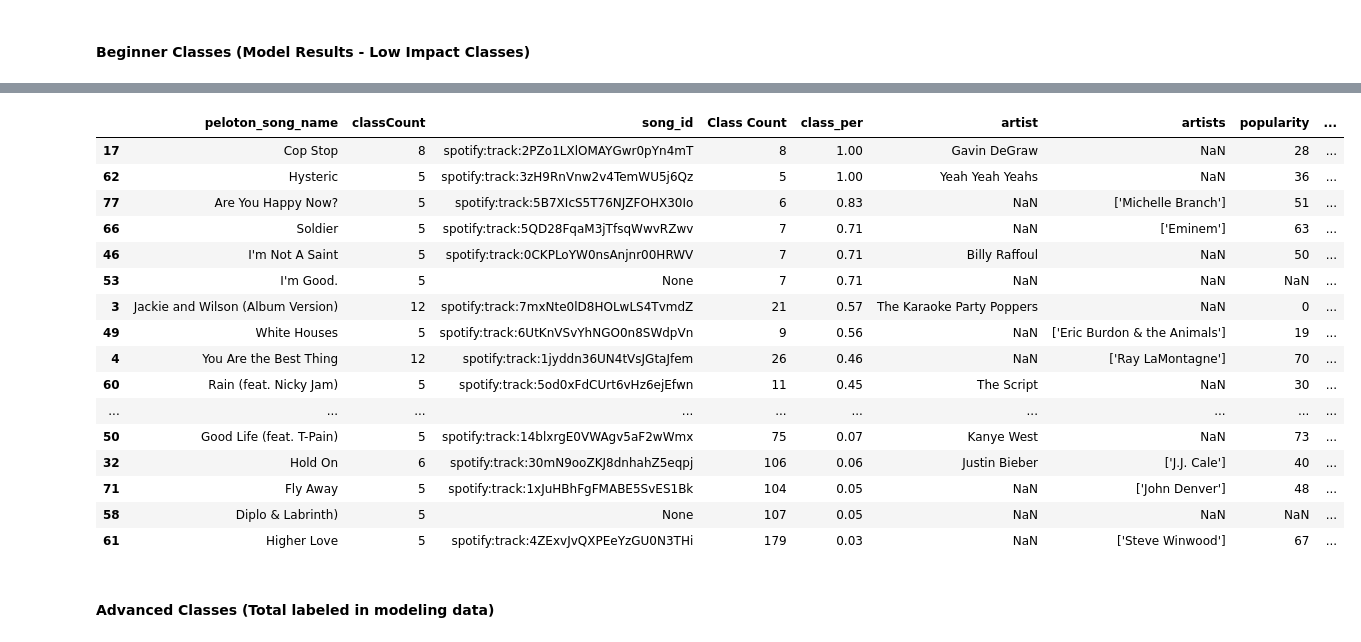
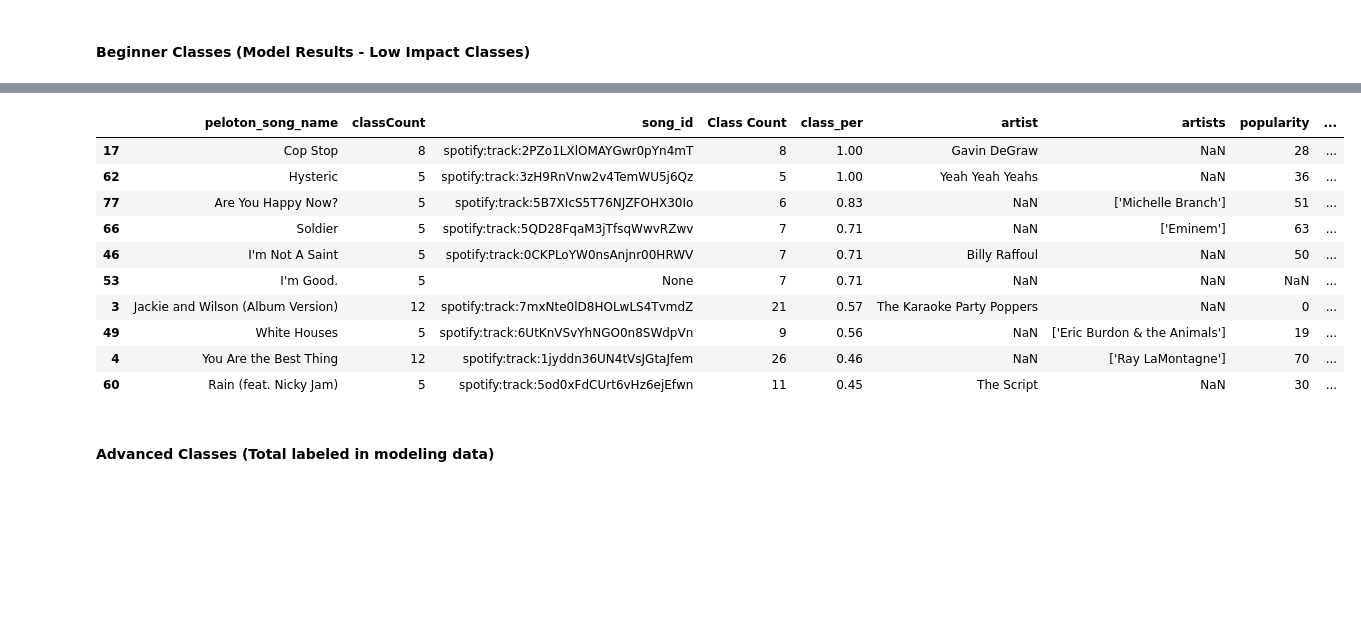
Before and after one commit to amandabgaeta/Peloton-Class-Difficulty-Classification-With-Playlists, a Jupyter notebook: notebooks/3_models_with_writeups/1_Winning_Decision_Tree_manual.ipynb, the cells around one changed output, grey strips where cells are left out. Cells and saved outputs as stored; diff of their text form; code cells hidden in the pictures; blank space fills up the shorter version.

```diff
--- a/notebooks/3_models_with_writeups/1_Winning_Decision_Tree_manual.ipynb
+++ b/notebooks/3_models_with_writeups/1_Winning_Decision_Tree_manual.ipynb
@@ -596,24 +579,18 @@ beg_top_artists_lowim
 # %%
 # Preview songs
-beg_top_songs_lowim
+beg_top_songs_lowim[:10]
 # %% [output]
 |  | peloton_song_name | classCount | song_id | Class Count | class_per | artist | artists | popularity | ... |
 | 17 | Cop Stop | 8 | spotify:track:2PZo1LXlOMAYGwr0pYn4mT | 8 | 1.00 | Gavin DeGraw | NaN | 28 | ... |
 | 62 | Hysteric | 5 | spotify:track:3zH9RnVnw2v4TemWU5j6Qz | 5 | 1.00 | Yeah Yeah Yeahs | NaN | 36 | ... |
 | 77 | Are You Happy Now? | 5 | spotify:track:5B7XIcS5T76NJZFOHX30Io | 6 | 0.83 | NaN | ['Michelle Branch'] | 51 | ... |
 | 66 | Soldier | 5 | spotify:track:5QD28FqaM3jTfsqWwvRZwv | 7 | 0.71 | NaN | ['Eminem'] | 63 | ... |
 | 46 | I'm Not A Saint | 5 | spotify:track:0CKPLoYW0nsAnjnr00HRWV | 7 | 0.71 | Billy Raffoul | NaN | 50 | ... |
 | 53 | I'm Good. | 5 | None | 7 | 0.71 | NaN | NaN | NaN | ... |
 | 3 | Jackie and Wilson (Album Version) | 12 | spotify:track:7mxNte0lD8HOLwLS4TvmdZ | 21 | 0.57 | The Karaoke Party Poppers | NaN | 0 | ... |
 | 49 | White Houses | 5 | spotify:track:6UtKnVSvYhNGO0n8SWdpVn | 9 | 0.56 | NaN | ['Eric Burdon & the Animals'] | 19 | ... |
 | 4 | You Are the Best Thing | 12 | spotify:track:1jyddn36UN4tVsJGtaJfem | 26 | 0.46 | NaN | ['Ray LaMontagne'] | 70 | ... |
 | 60 | Rain (feat. Nicky Jam) | 5 | spotify:track:5od0xFdCUrt6vHz6ejEfwn | 11 | 0.45 | The Script | NaN | 30 | ... |
-| ... | ... | ... | ... | ... | ... | ... | ... | ... | ... |
-| 50 | Good Life (feat. T-Pain) | 5 | spotify:track:14blxrgE0VWAgv5aF2wWmx | 75 | 0.07 | Kanye West | NaN | 73 | ... |
-| 32 | Hold On | 6 | spotify:track:30mN9ooZKJ8dnhahZ5eqpj | 106 | 0.06 | Justin Bieber | ['J.J. Cale'] | 40 | ... |
-| 71 | Fly Away | 5 | spotify:track:1xJuHBhFgFMABE5SvES1Bk | 104 | 0.05 | NaN | ['John Denver'] | 48 | ... |
-| 58 | Diplo & Labrinth) | 5 | None | 107 | 0.05 | NaN | NaN | NaN | ... |
-| 61 | Higher Love | 5 | spotify:track:4ZExvJvQXPEeYzGU0N3THi | 179 | 0.03 | NaN | ['Steve Winwood'] | 67 | ... |
 # %% [markdown]
 #### Advanced Classes (Total labeled in modeling data) <a id="TopAandS_Adv"></a>
 # %%
```
Also changed, not shown: parts of 20 cells of this notebook, 3 other files.
